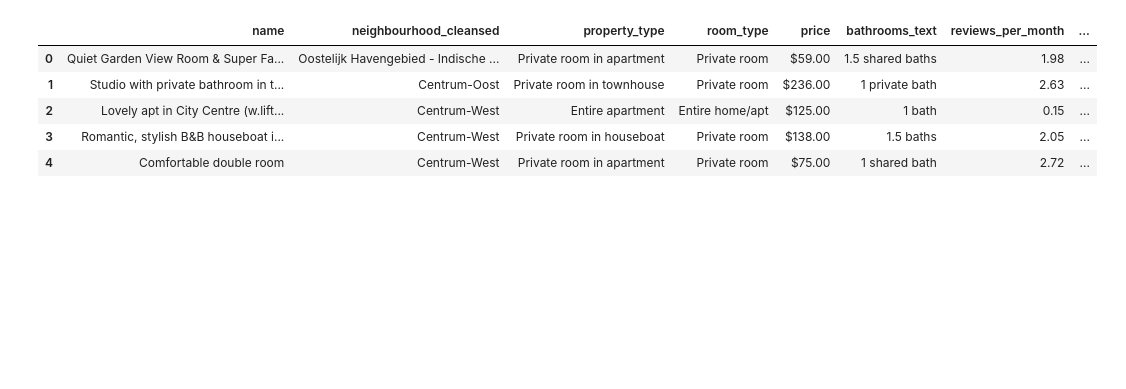
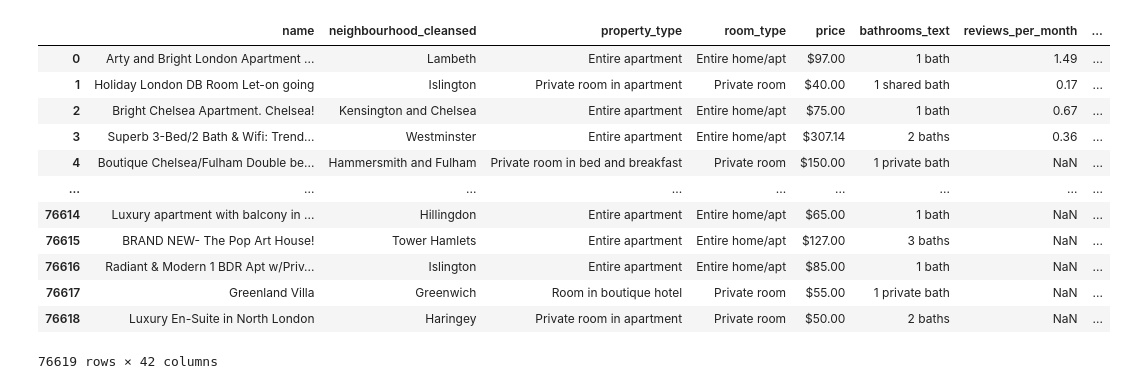
Before and after one commit to IvanJasjko/ba-visualisation-cw, a Jupyter notebook: jupyter_notebooks/airbnbExplore.ipynb, the cells around one changed output. Drawn from its saved outputs; the diff is of its cells as text; code cells hidden in the pictures; blank space fills up the shorter version.

```diff
--- a/jupyter_notebooks/airbnbExplore.ipynb
+++ b/jupyter_notebooks/airbnbExplore.ipynb
@@ -17,18 +17,26 @@ def clean_listings(df):
 # %%
 # change paths to csv files on your local machine
 # download large listings.csv.gz files
-amf_df = clean_listings(pd.read_csv('amsterdam_data/listings_1.csv'))
-atf_df = clean_listings(pd.read_csv('athens_data/listings.csv'))
+amf_df = clean_listings(pd.read_csv('../../GroupCW/amsterdam_data/listings_1.csv'))
+atf_df = clean_listings(pd.read_csv('../../GroupCW/athens_data/listings.csv'))
+ldn_df = clean_listings(pd.read_csv('../../GroupCW/london_data/listings.csv'))
 # %%
 report = ProfileReport(amf_df)
 # Uncomment the following line to generate a pandas profile report (it might take some time with large datasets)
 # report
-# %%
-amf_df.head()
-# %% [output]
-|  | name | neighbourhood_cleansed | property_type | room_type | price | bathrooms_text | reviews_per_month | ... |
-| 0 | Quiet Garden View Room & Super Fa... | Oostelijk Havengebied - Indische ... | Private room in apartment | Private room | $59.00 | 1.5 shared baths | 1.98 | ... |
-| 1 | Studio with private bathroom in t... | Centrum-Oost | Private room in townhouse | Private room | $236.00 | 1 private bath | 2.63 | ... |
-| 2 | Lovely apt in City Centre (w.lift... | Centrum-West | Entire apartment | Entire home/apt | $125.00 | 1 bath | 0.15 | ... |
-| 3 | Romantic, stylish B&B houseboat i... | Centrum-West | Private room in houseboat | Private room | $138.00 | 1.5 baths | 2.05 | ... |
-| 4 | Comfortable double room | Centrum-West | Private room in apartment | Private room | $75.00 | 1 shared bath | 2.72 | ... |
+# %%
+ldn_df
+# %% [output]
+|  | name | neighbourhood_cleansed | property_type | room_type | price | bathrooms_text | reviews_per_month | ... |
+| 0 | Arty and Bright London Apartment ... | Lambeth | Entire apartment | Entire home/apt | $97.00 | 1 bath | 1.49 | ... |
+| 1 | Holiday London DB Room Let-on going | Islington | Private room in apartment | Private room | $40.00 | 1 shared bath | 0.17 | ... |
+| 2 | Bright Chelsea Apartment. Chelsea! | Kensington and Chelsea | Entire apartment | Entire home/apt | $75.00 | 1 bath | 0.67 | ... |
+| 3 | Superb 3-Bed/2 Bath & Wifi: Trend... | Westminster | Entire apartment | Entire home/apt | $307.14 | 2 baths | 0.36 | ... |
+| 4 | Boutique Chelsea/Fulham Double be... | Hammersmith and Fulham | Private room in bed and breakfast | Private room | $150.00 | 1 private bath | NaN | ... |
+| ... | ... | ... | ... | ... | ... | ... | ... | ... |
+| 76614 | Luxury apartment with balcony in ... | Hillingdon | Entire apartment | Entire home/apt | $65.00 | 1 bath | NaN | ... |
+| 76615 | BRAND NEW- The Pop Art House! | Tower Hamlets | Entire apartment | Entire home/apt | $127.00 | 3 baths | NaN | ... |
+| 76616 | Radiant & Modern 1 BDR Apt w/Priv... | Islington | Entire apartment | Entire home/apt | $85.00 | 1 bath | NaN | ... |
+| 76617 | Greenland Villa | Greenwich | Room in boutique hotel | Private room | $55.00 | 1 private bath | NaN | ... |
+| 76618 | Luxury En-Suite in North London | Haringey | Private room in apartment | Private room | $50.00 | 2 baths | NaN | ... |
+76619 rows × 42 columns
```
Also changed, not shown: parts of 3 cells of this notebook, 2 other files.
